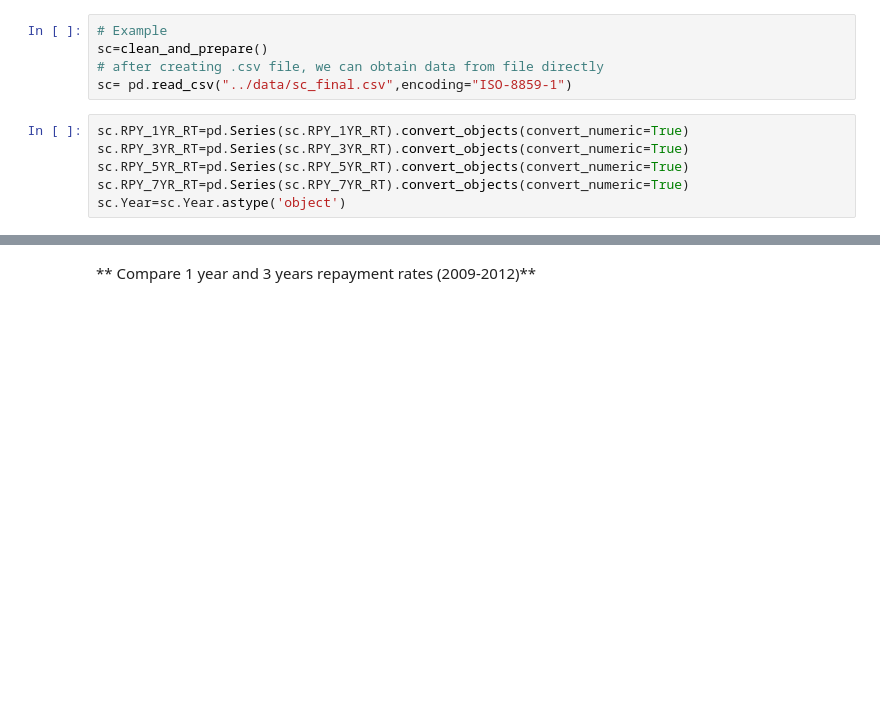
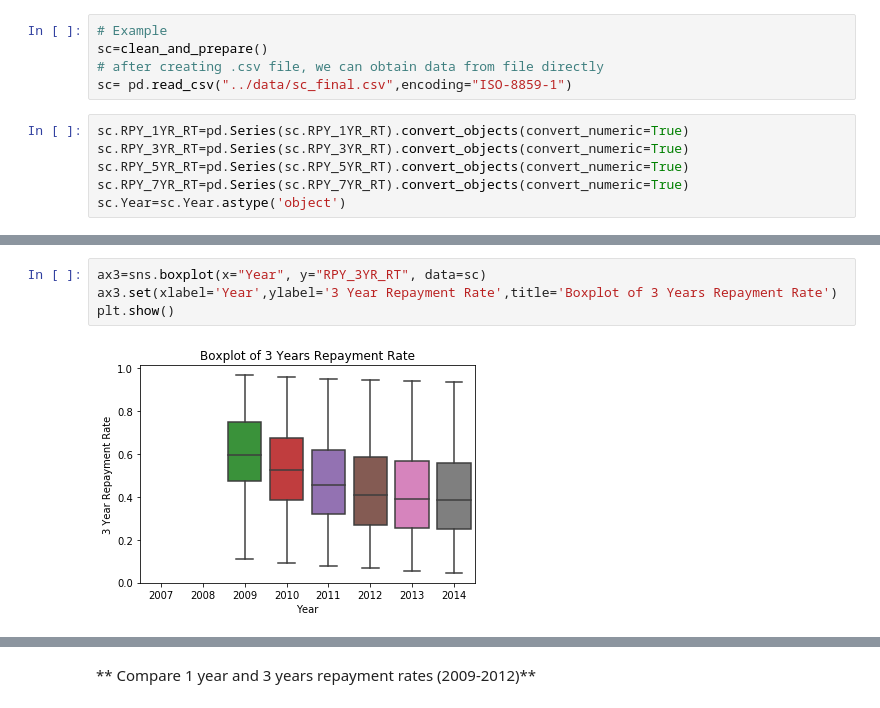
Before and after one commit to UNCG-CSE/Uni-X, a Jupyter notebook: codes/plots for repayment.ipynb, the cells around one changed output, grey strips where cells are left out. Saved outputs shown, nothing was run; the diff lists cells and outputs as text; blank space fills up the shorter version.

```diff
--- a/codes/plots for repayment.ipynb
+++ b/codes/plots for repayment.ipynb
@@ -94,0 +82,6 @@ plt.show()
+# %%
+ax3=sns.boxplot(x="Year", y="RPY_3YR_RT", data=sc)
+ax3.set(xlabel='Year',ylabel='3 Year Repayment Rate',title='Boxplot of 3 Years Repayment Rate')
+plt.show()
+# %% [output]
+[figure, added]
```
Also changed, not shown: parts of 19 cells of this notebook, 1 other file.
